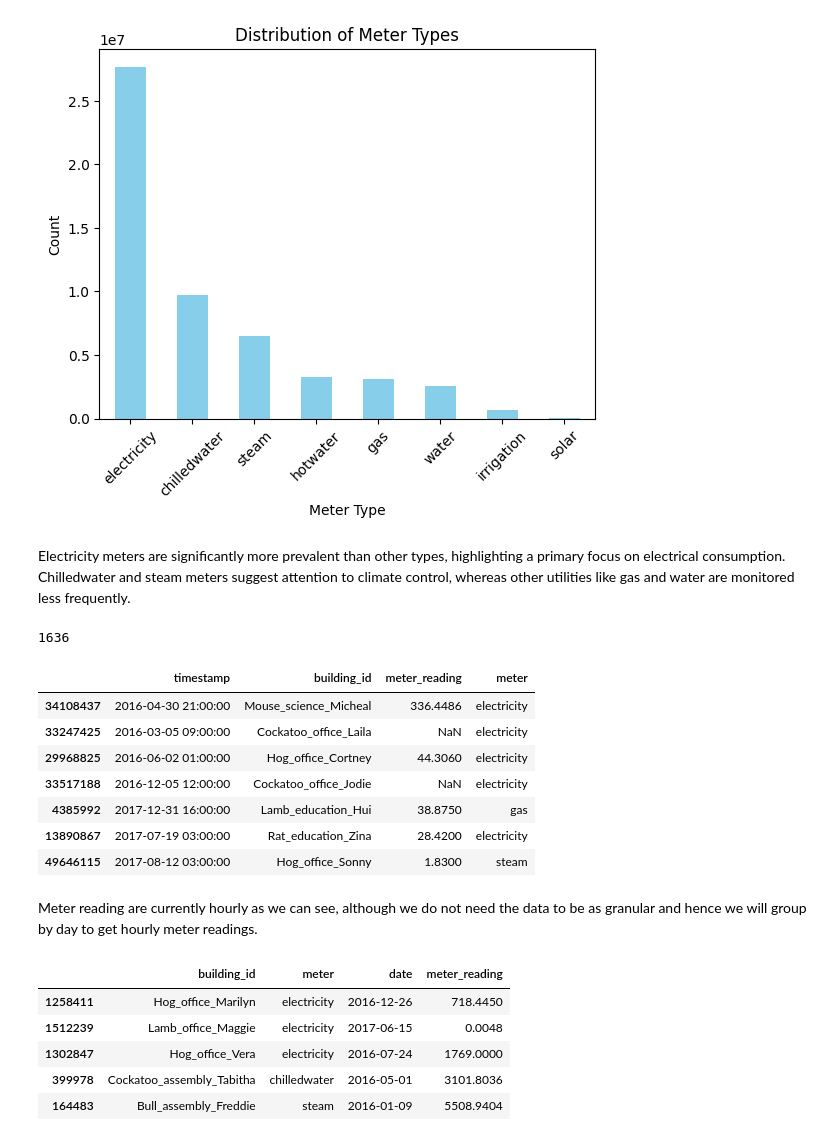
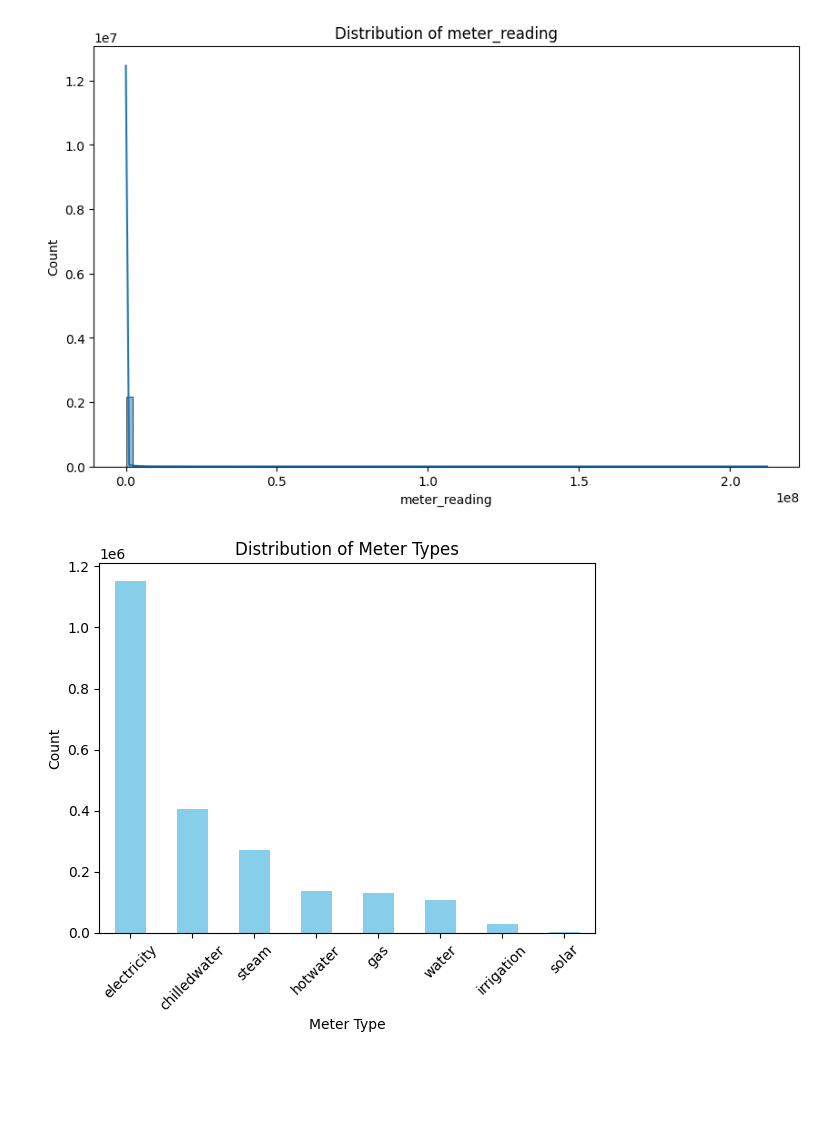
Before and after one commit to mahishah19/Energy-Prediction-Using-BDG2-Data, a Jupyter notebook: Data Pre Processing & EDA/03_EDA-meter-reading.ipynb, the cells around one changed output. Saved outputs shown, nothing was run; the diff lists cells and outputs as text; code cells hidden in the pictures; blank space fills up the shorter version.

Commit message:
Adding meter readings eda

```diff
--- a/Data Pre Processing & EDA/03_EDA-meter-reading.ipynb
+++ b/Data Pre Processing & EDA/03_EDA-meter-reading.ipynb
@@ -56,0 +6,4 @@ complete_data.sample(5)
+# %%
+meter_reading = pd.read_csv("../data/meters/cleaned/allmeters_daily.csv")
+meter_reading['date'] = pd.to_datetime(meter_reading['date'])
+meter_reading.head()
@@ -57,55 +30,22 @@ complete_data.sample(5)
 # %%
+# Distribution of numerical features
+for column in ['meter_reading']:
+    plt.figure(figsize=(10, 6))
+    sns.histplot(meter_reading[column], bins=100, kde=True)
+    plt.title(f'Distribution of {column}')
+    plt.show()
+
+
 # Check the meter counts
-meter_counts = complete_data["meter"].value_counts()
+meter_counts = meter_reading["meter"].value_counts()
 
 # Plot the results
 meter_counts.plot(kind='bar', color='skyblue')
 plt.title('Distribution of Meter Types')
 plt.xlabel('Meter Type')
 plt.ylabel('Count')
 plt.xticks(rotation=45)
 plt.show()
 # %% [output]
-[figure, old version]
+[figure, new version]
+[figure, added]
-# %% [markdown]
-Electricity meters are significantly more prevalent than other types, highlighting a primary focus on electrical consumption. Chilledwater and steam meters suggest attention to climate control, whereas other utilities like gas and water are monitored less frequently.
-# %%
-# Check number of buildings for which the data is recorded
-len(np.unique(complete_data["building_id"]))
-# %% [output]
-1636
-# %%
-# Rounds meter reading to to 4 decimals places
-complete_data["meter_reading"] = round(complete_data["meter_reading"],4)
-
-# Inspecting the Data Again
-complete_data.sample(7)
-# %% [output]
-|  | timestamp | building_id | meter_reading | meter |
-| 34108437 | 2016-04-30 21:00:00 | Mouse_science_Micheal | 336.4486 | electricity |
-| 33247425 | 2016-03-05 09:00:00 | Cockatoo_office_Laila | NaN | electricity |
-| 29968825 | 2016-06-02 01:00:00 | Hog_office_Cortney | 44.3060 | electricity |
-| 33517188 | 2016-12-05 12:00:00 | Cockatoo_office_Jodie | NaN | electricity |
-| 4385992 | 2017-12-31 16:00:00 | Lamb_education_Hui | 38.8750 | gas |
-| 13890867 | 2017-07-19 03:00:00 | Rat_education_Zina | 28.4200 | electricity |
-| 49646115 | 2017-08-12 03:00:00 | Hog_office_Sonny | 1.8300 | steam |
-# %% [markdown]
-Meter reading are currently hourly as we can see, although we do not need the data to be as granular and hence we will group by day to get hourly meter readings.
-# %%
-# Convert 'timestamp' to datetime
-complete_data['timestamp'] = pd.to_datetime(complete_data['timestamp'])
-# Create a new date column from 'timestamp' for grouping
-complete_data['date'] = complete_data['timestamp'].dt.date
-
-numeric_cols = [col for col in complete_data.columns if complete_data[col].dtype.kind in 'biufc' and col not in ['date', 'timestamp']]
-
-# Grouping by building ID, meter type and date
-grouped_data = complete_data.groupby(by=["building_id", "meter", "date"])[numeric_cols].sum().reset_index()
-grouped_data.sample(5)
-# %% [output]
-|  | building_id | meter | date | meter_reading |
-| 1258411 | Hog_office_Marilyn | electricity | 2016-12-26 | 718.4450 |
-| 1512239 | Lamb_office_Maggie | electricity | 2017-06-15 | 0.0048 |
-| 1302847 | Hog_office_Vera | electricity | 2016-07-24 | 1769.0000 |
-| 399978 | Cockatoo_assembly_Tabitha | chilledwater | 2016-05-01 | 3101.8036 |
-| 164483 | Bull_assembly_Freddie | steam | 2016-01-09 | 5508.9404 |
```
Also changed, not shown: parts of 16 cells of this notebook, 5 other files.
